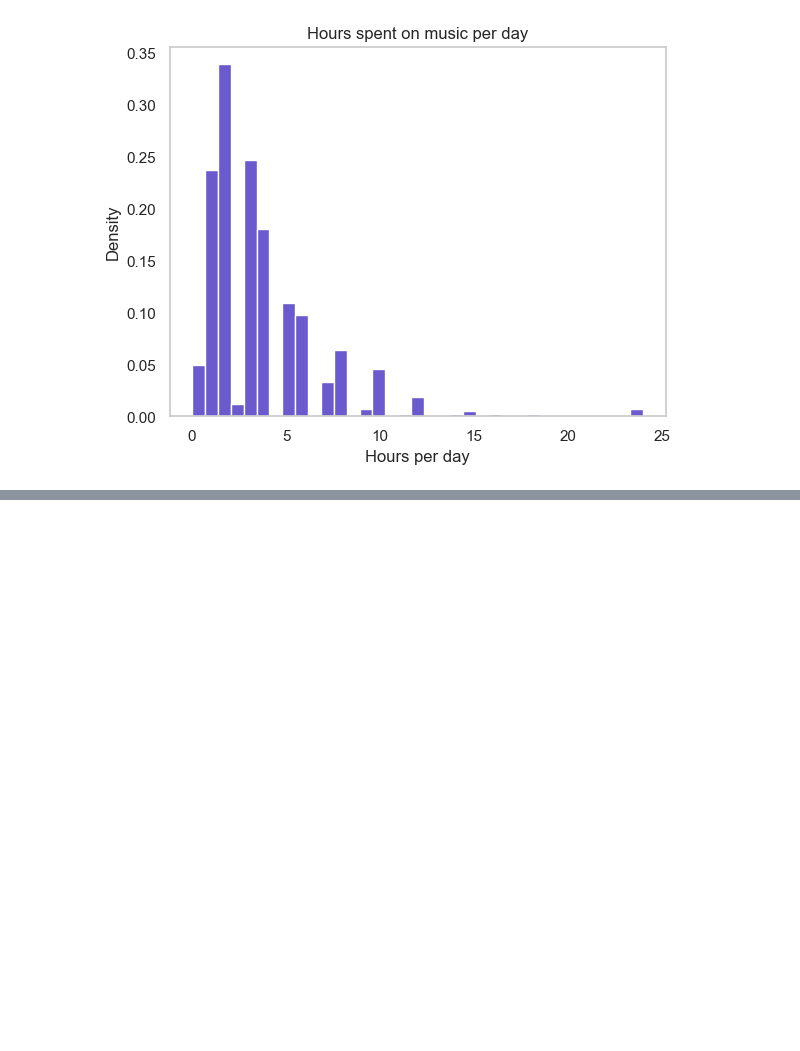
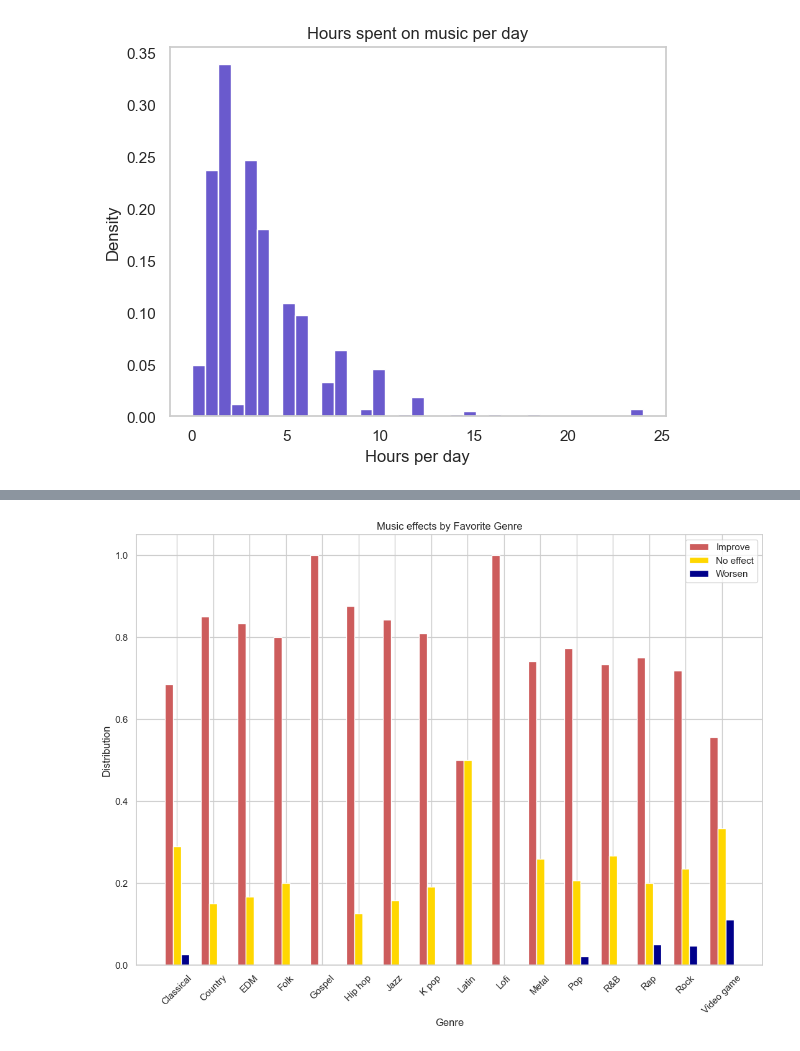
Before and after one commit to MSD-0007/Data-Visualization-4thSem, a Jupyter notebook: EDA_Project.ipynb, the cells around one changed output, grey strips where cells are left out. Drawn from its saved outputs; the diff is of its cells as text; code cells hidden in the pictures; blank space fills up the shorter version.

```diff
--- a/EDA_Project.ipynb
+++ b/EDA_Project.ipynb
@@ -158,0 +209,35 @@ TypeError: Cannot perform reduction 'median' with string dtype
+# %%
+df.replace(['Video game music'],
+                       ['Video game'], inplace=True)
+
+g_all = np.sort(df['Fav genre'].unique())
+fg_df = df.groupby(['Fav genre'])
+fg_dist = fg_df['Music effects'].value_counts(ascending=False, normalize=True).tolist()
+
+insert_indices = [5, 8, 11, 13, 14, 17, 20, 23, 26, 28, 29, 32, 38]
+for i in range(len(insert_indices)):
+    fg_dist.insert(insert_indices[i], 0)
+
+imp_dist = fg_dist[0::3]
+no_eff_dist = fg_dist[1::3]
+wors_dist = fg_dist[2::3]
+
+width = 0.22
+
+x = np.arange(len(g_all))
+
+fig, ax = plt.subplots(figsize=(13, 9))
+
+b1 = ax.bar(x-width, imp_dist, width, label="Improve", color = 'indianred')
+b2 = ax.bar(x, no_eff_dist, width, label="No effect", color = 'gold')
+b3 = ax.bar(x+width, wors_dist, width, label="Worsen", color = 'darkblue')
+
+plt.title("Music effects by Favorite Genre")
+ax.set_ylabel('Distribution')
+ax.set_xlabel('Genre')
+ax.set_xticks(x, g_all, rotation = 45)
+ax.legend()
+
+plt.show()
+# %% [output]
+[figure, added]
```
Also changed, not shown: parts of 10 cells of this notebook.
